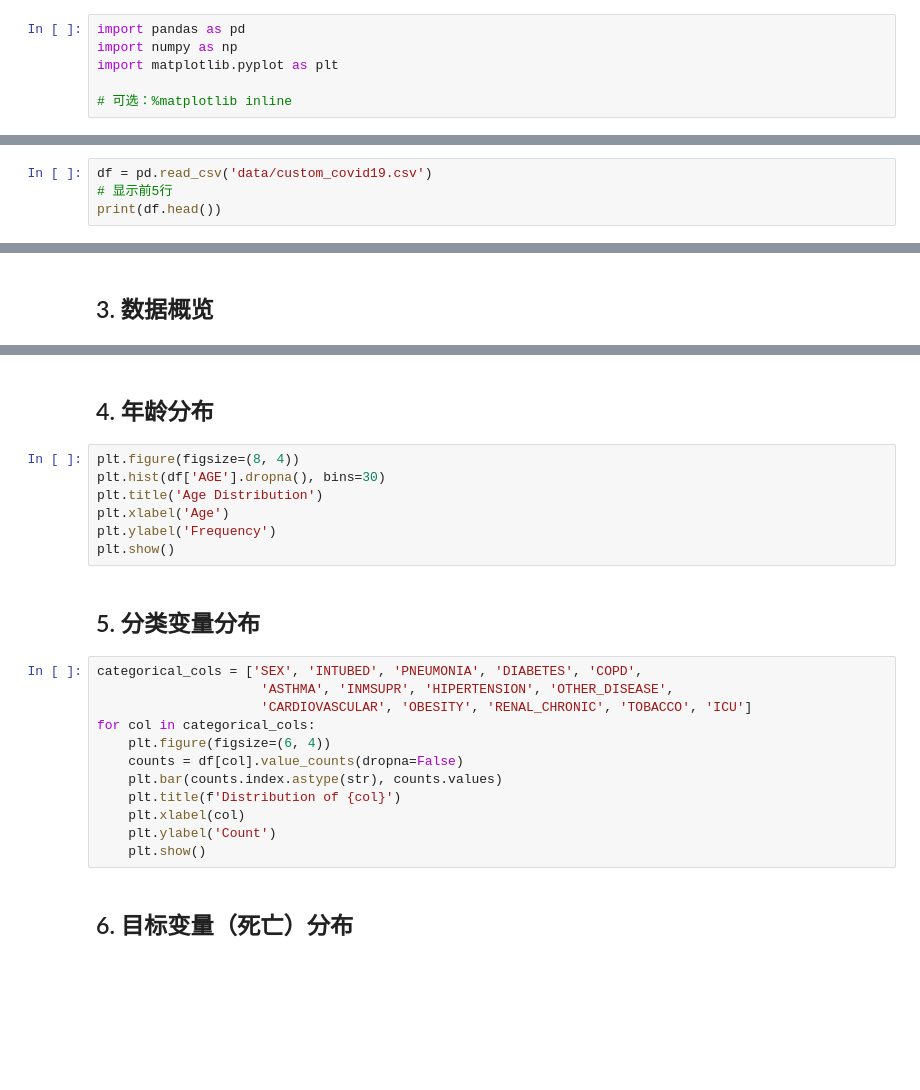
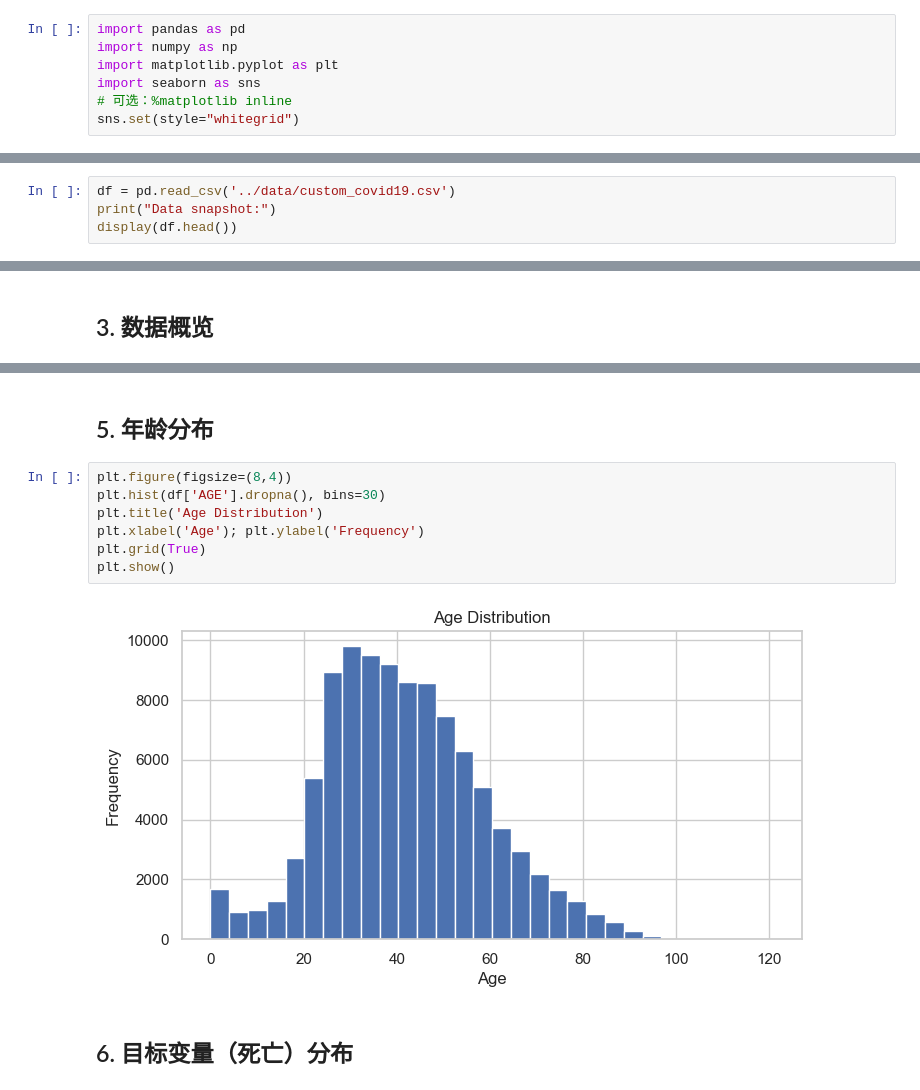
Before and after one commit to lixuanan2/EC-covid19-project, a Jupyter notebook: notebooks/01_EDA.ipynb, the cells around one changed output, grey strips where cells are left out. Saved outputs shown, nothing was run; the diff lists cells and outputs as text; blank space fills up the shorter version.

```diff
--- a/notebooks/01_EDA.ipynb
+++ b/notebooks/01_EDA.ipynb
@@ -8,11 +8,12 @@
 import pandas as pd
 import numpy as np
 import matplotlib.pyplot as plt
-
+import seaborn as sns
 # 可选：%matplotlib inline
+sns.set(style="whitegrid")
 # %% [markdown]
 ## 2. 加载数据
 # %%
-df = pd.read_csv('data/custom_covid19.csv')
-# 显示前5行
-print(df.head())
+df = pd.read_csv('../data/custom_covid19.csv')
+print("Data snapshot:")
+display(df.head())
@@ -30,26 +85,14 @@ print(df.isnull().sum())
 # %% [markdown]
-## 4. 年龄分布
+## 5. 年龄分布
 # %%
-plt.figure(figsize=(8, 4))
+plt.figure(figsize=(8,4))
 plt.hist(df['AGE'].dropna(), bins=30)
 plt.title('Age Distribution')
-plt.xlabel('Age')
-plt.ylabel('Frequency')
+plt.xlabel('Age'); plt.ylabel('Frequency')
+plt.grid(True)
 plt.show()
+# %% [output]
+[figure, added]
-# %% [markdown]
-## 5. 分类变量分布
-# %%
-categorical_cols = ['SEX', 'INTUBED', 'PNEUMONIA', 'DIABETES', 'COPD',
-                     'ASTHMA', 'INMSUPR', 'HIPERTENSION', 'OTHER_DISEASE',
-                     'CARDIOVASCULAR', 'OBESITY', 'RENAL_CHRONIC', 'TOBACCO', 'ICU']
-for col in categorical_cols:
-    plt.figure(figsize=(6, 4))
-    counts = df[col].value_counts(dropna=False)
-    plt.bar(counts.index.astype(str), counts.values)
-    plt.title(f'Distribution of {col}')
-    plt.xlabel(col)
-    plt.ylabel('Count')
-    plt.show()
 # %% [markdown]
 ## 6. 目标变量（死亡）分布
 # %%
```
Also changed, not shown: parts of 14 cells of this notebook, 3 other files.
